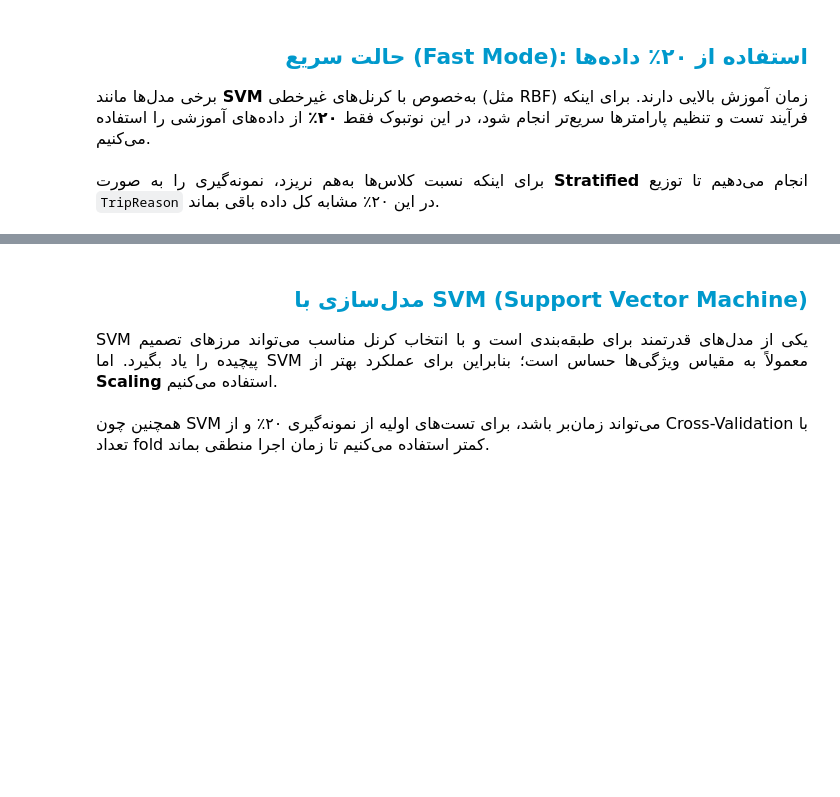
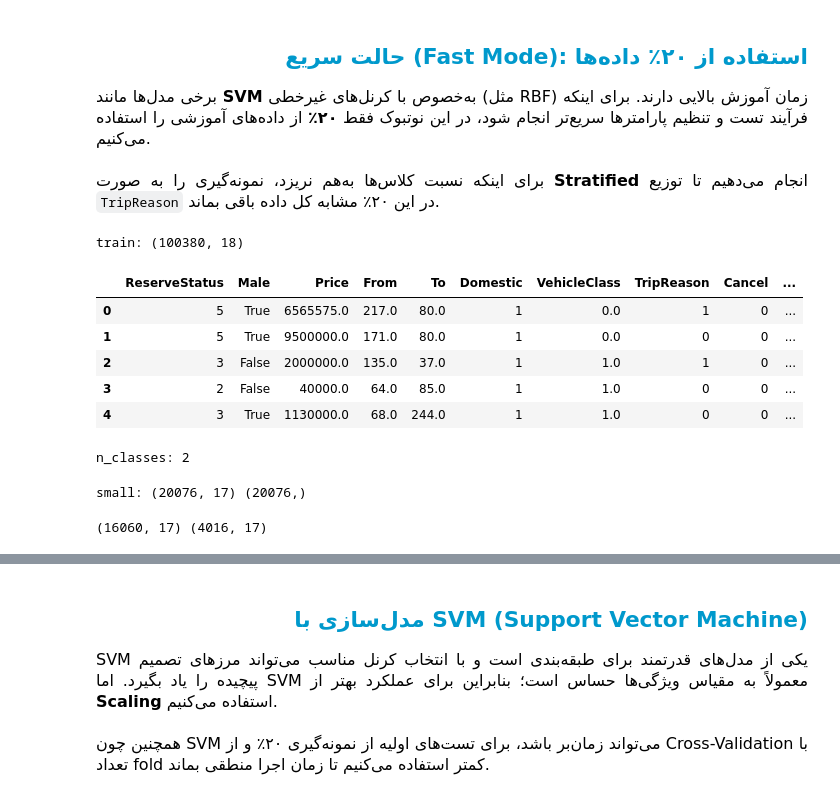
Before and after one commit to Matltin/AI-FinalProject-Billitio-ML, a Jupyter notebook: notebooks/experiments/SVM.ipynb, the cells around one changed output, grey strips where cells are left out. Cells and saved outputs as stored; diff of their text form; code cells hidden in the pictures; blank space fills up the shorter version.

```diff
--- a/notebooks/experiments/SVM.ipynb
+++ b/notebooks/experiments/SVM.ipynb
@@ -27,13 +27,23 @@ from sklearn.svm import SVC
 
 from sklearn.metrics import f1_score, classification_report, confusion_matrix, make_scorer
 # %%
-train_data = pd.read_csv("./data/train_processed.csv")
+train_data = pd.read_csv("../../data/train_processed.csv")
 print("train:", train_data.shape)
 train_data.head()
+# %% [output]
+train: (100380, 18)
+|  | ReserveStatus | Male | Price | From | To | Domestic | VehicleClass | TripReason | Cancel | ... |
+| 0 | 5 | True | 6565575.0 | 217.0 | 80.0 | 1 | 0.0 | 1 | 0 | ... |
+| 1 | 5 | True | 9500000.0 | 171.0 | 80.0 | 1 | 0.0 | 0 | 0 | ... |
+| 2 | 3 | False | 2000000.0 | 135.0 | 37.0 | 1 | 1.0 | 1 | 0 | ... |
+| 3 | 2 | False | 40000.0 | 64.0 | 85.0 | 1 | 1.0 | 0 | 0 | ... |
+| 4 | 3 | True | 1130000.0 | 68.0 | 244.0 | 1 | 1.0 | 0 | 0 | ... |
 # %%
 X = train_data.drop(columns=["TripReason"])
 y = train_data["TripReason"]
 print("n_classes:", y.nunique())
+# %% [output]
+n_classes: 2
 # %%
 X_small, _, y_small, _ = train_test_split(
     X, y,
@@ -43,6 +53,8 @@ X_small, _, y_small, _ = train_test_split(
 )
 
 print("small:", X_small.shape, y_small.shape)
+# %% [output]
+small: (20076, 17) (20076,)
 # %%
 X_train, X_val, y_train, y_val = train_test_split(
     X_small, y_small,
@@ -52,6 +64,8 @@ X_train, X_val, y_train, y_val = train_test_split(
 )
 
 print(X_train.shape, X_val.shape)
+# %% [output]
+(16060, 17) (4016, 17)
 # %%
 f1_macro = make_scorer(f1_score, average="macro")
 cv = StratifiedKFold(n_splits=3, shuffle=True, random_state=42)  # کمتر برای سرعت
```
Also changed, not shown: parts of 8 cells of this notebook, 1 other file.
